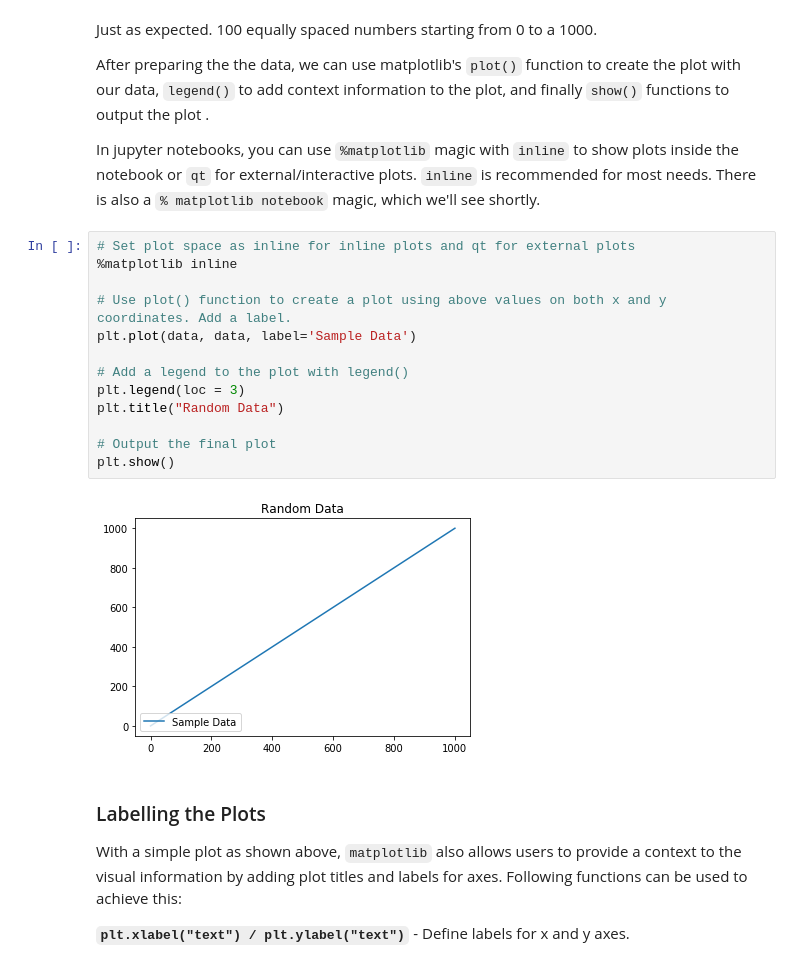
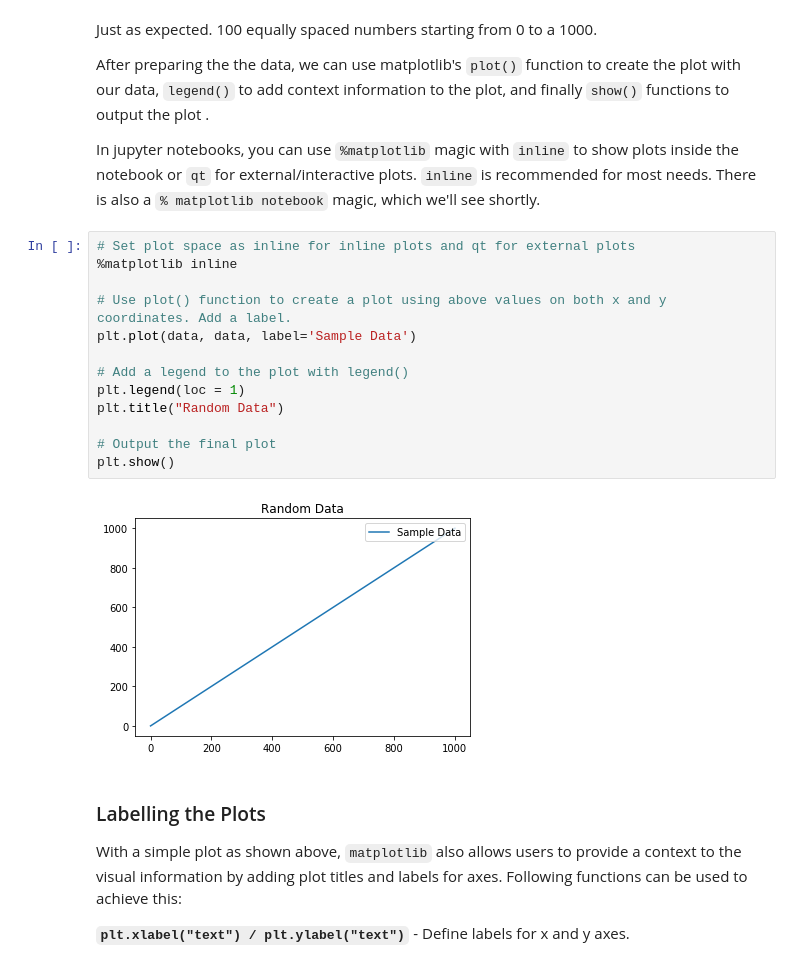
Before and after one commit to asafi1997/dsc-more-practice-with-matplotlib-nyc-ds-060319, a Jupyter notebook: index.ipynb, the cells around one changed output. Drawn from its saved outputs; the diff is of its cells as text.

```diff
--- a/index.ipynb
+++ b/index.ipynb
@@ -51,18 +51,18 @@ In jupyter notebooks, you can use `%matplotlib` magic with `inline` to show plot
 # %%
 # Set plot space as inline for inline plots and qt for external plots
 %matplotlib inline
 
 # Use plot() function to create a plot using above values on both x and y coordinates. Add a label.
 plt.plot(data, data, label='Sample Data')
 
 # Add a legend to the plot with legend()
-plt.legend(loc = 3)
+plt.legend(loc = 1)
 plt.title("Random Data")
 
 # Output the final plot
 plt.show()
 # %% [output]
-[figure, old version]
+[figure, new version]
 # %% [markdown]
 ### Labelling the Plots
 
```
